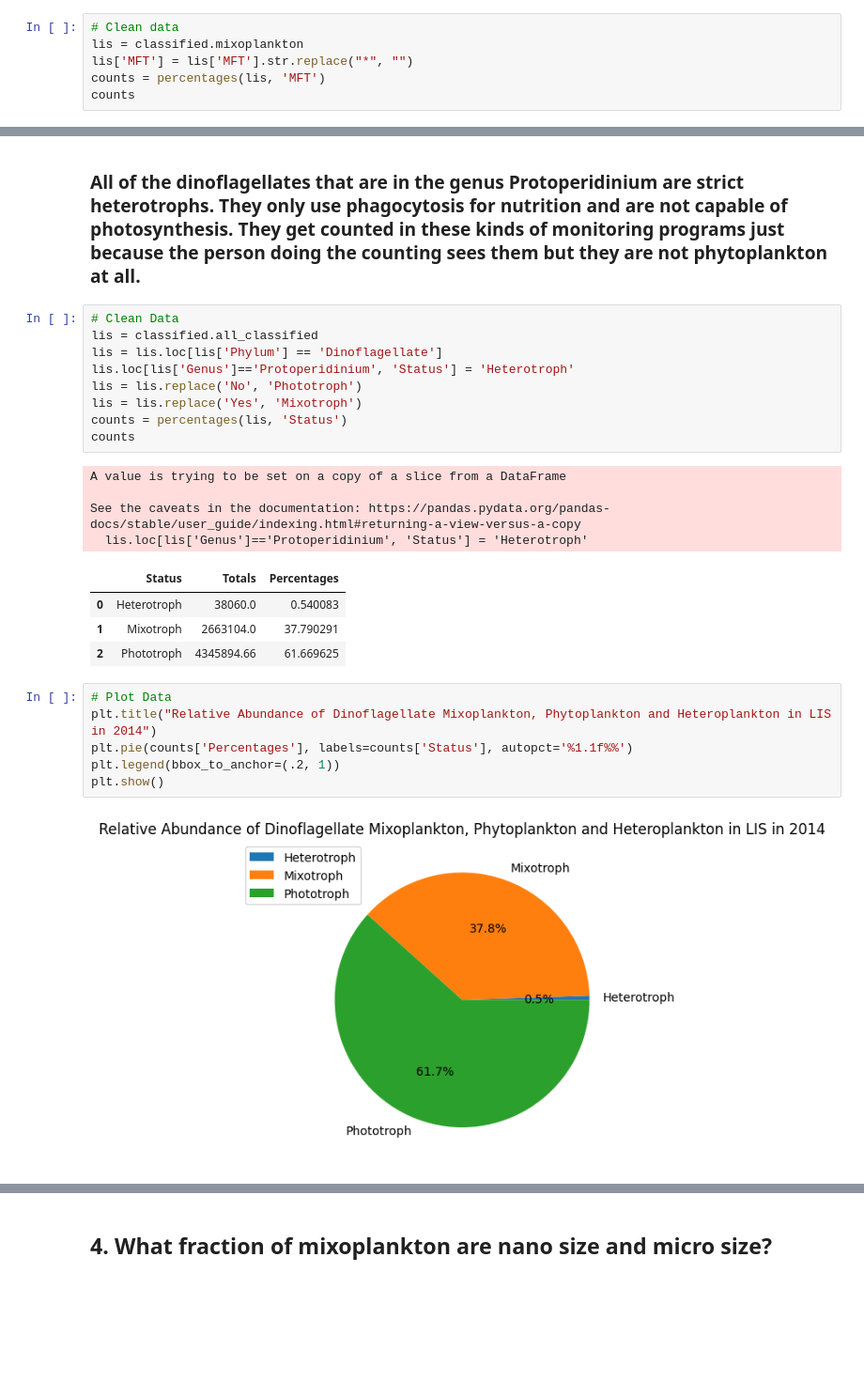
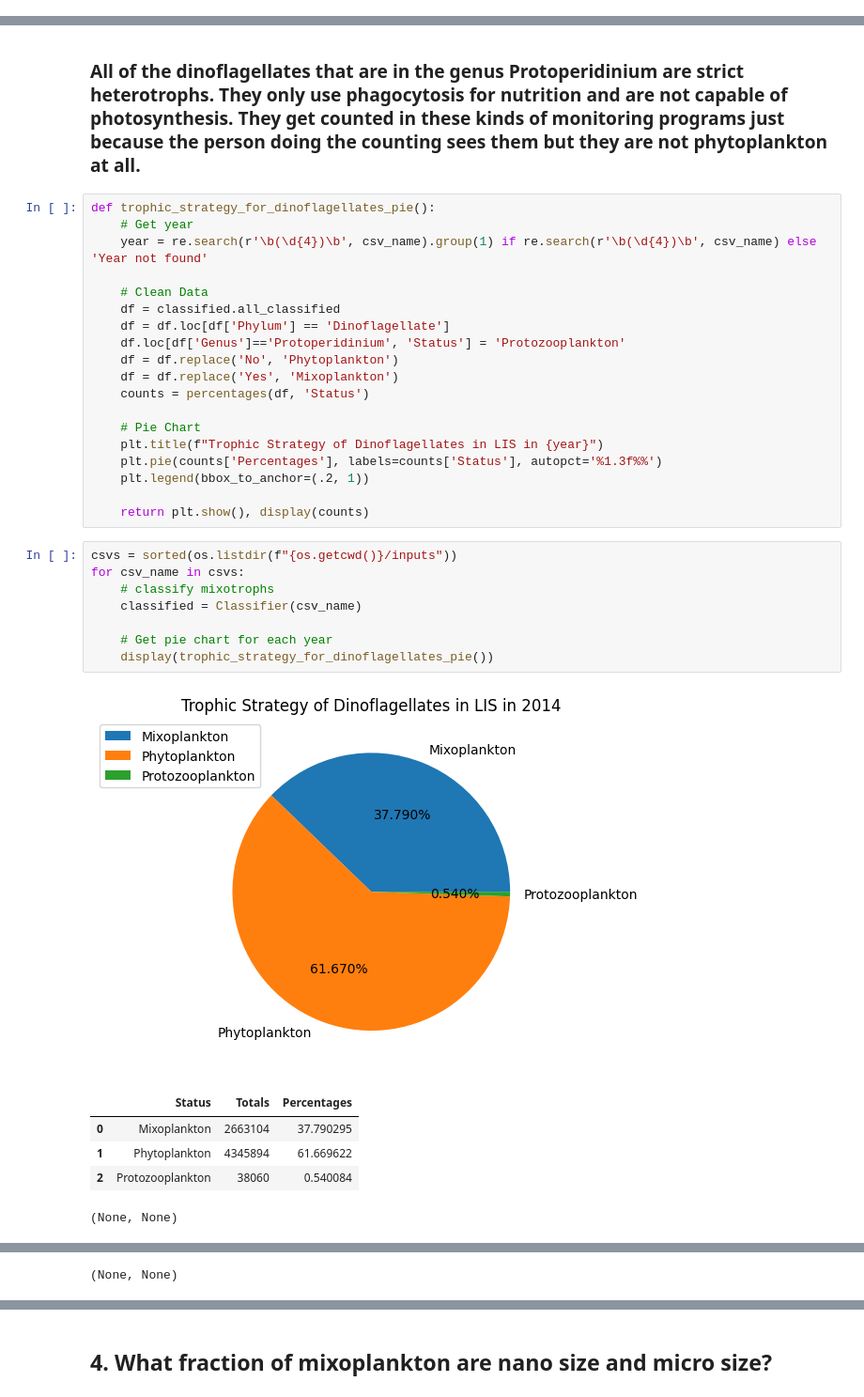
Before and after one commit to AMaher101/PlanktonClassifier, a Jupyter notebook: questions.ipynb, the cells around one changed output, grey strips where cells are left out. Shown at 94% size. Drawn from its saved outputs; the diff is of its cells as text; blank space fills up the shorter version.

```diff
--- a/questions.ipynb
+++ b/questions.ipynb
@@ -43,8 +138,2 @@ plt.show()
 # %% [markdown]
 ## 2. What different types of mixoplankton are present and what is their relative abundance?
-# %%
-# Clean data
-lis = classified.mixoplankton
-lis['MFT'] = lis['MFT'].str.replace("*", "")
-counts = percentages(lis, 'MFT')
-counts
@@ -64,28 +204,36 @@ plt.show()
 ## 3. For just the dinoflagellates, what fraction are phyto vs mixo vs heterotrophs?
 ### All of the dinoflagellates that are in the genus Protoperidinium are strict heterotrophs. They only use phagocytosis for nutrition and are not capable of photosynthesis. They get counted in these kinds of monitoring programs just because the person doing the counting sees them but they are not phytoplankton at all.
 # %%
-# Clean Data
-lis = classified.all_classified
-lis = lis.loc[lis['Phylum'] == 'Dinoflagellate']
-lis.loc[lis['Genus']=='Protoperidinium', 'Status'] = 'Heterotroph'
-lis = lis.replace('No', 'Phototroph')
-lis = lis.replace('Yes', 'Mixotroph')
-counts = percentages(lis, 'Status')
-counts
+def trophic_strategy_for_dinoflagellates_pie():
+    # Get year
+    year = re.search(r'\b(\d{4})\b', csv_name).group(1) if re.search(r'\b(\d{4})\b', csv_name) else 'Year not found'
+
+    # Clean Data
+    df = classified.all_classified
+    df = df.loc[df['Phylum'] == 'Dinoflagellate']
+    df.loc[df['Genus']=='Protoperidinium', 'Status'] = 'Protozooplankton'
+    df = df.replace('No', 'Phytoplankton')
+    df = df.replace('Yes', 'Mixoplankton')
+    counts = percentages(df, 'Status')
+
+    # Pie Chart
+    plt.title(f"Trophic Strategy of Dinoflagellates in LIS in {year}")
+    plt.pie(counts['Percentages'], labels=counts['Status'], autopct='%1.3f%%')
+    plt.legend(bbox_to_anchor=(.2, 1))
+
+    return plt.show(), display(counts)
-# %% [output]
-A value is trying to be set on a copy of a slice from a DataFrame
-
-See the caveats in the documentation: https://pandas.pydata.org/pandas-docs/stable/user_guide/indexing.html#returning-a-view-versus-a-copy
-  lis.loc[lis['Genus']=='Protoperidinium', 'Status'] = 'Heterotroph'
-|  | Status | Totals | Percentages |
-| 0 | Heterotroph | 38060.0 | 0.540083 |
-| 1 | Mixotroph | 2663104.0 | 37.790291 |
-| 2 | Phototroph | 4345894.66 | 61.669625 |
 # %%
-# Plot Data
-plt.title("Relative Abundance of Dinoflagellate Mixoplankton, Phytoplankton and Heteroplankton in LIS in 2014")
-plt.pie(counts['Percentages'], labels=counts['Status'], autopct='%1.1f%%')
-plt.legend(bbox_to_anchor=(.2, 1))
-plt.show()
+csvs = sorted(os.listdir(f"{os.getcwd()}/inputs"))
+for csv_name in csvs:
+    # classify mixotrophs
+    classified = Classifier(csv_name)
+
+    # Get pie chart for each year
+    display(trophic_strategy_for_dinoflagellates_pie())
 # %% [output]
-[figure, old version]
+[figure, new version]
+|  | Status | Totals | Percentages |
+| 0 | Mixoplankton | 2663104 | 37.790295 |
+| 1 | Phytoplankton | 4345894 | 61.669622 |
+| 2 | Protozooplankton | 38060 | 0.540084 |
+(None, None)
@@ -91,0 +245 @@ plt.show()
+(None, None)
```
Also changed, not shown: parts of 18 cells of this notebook.
